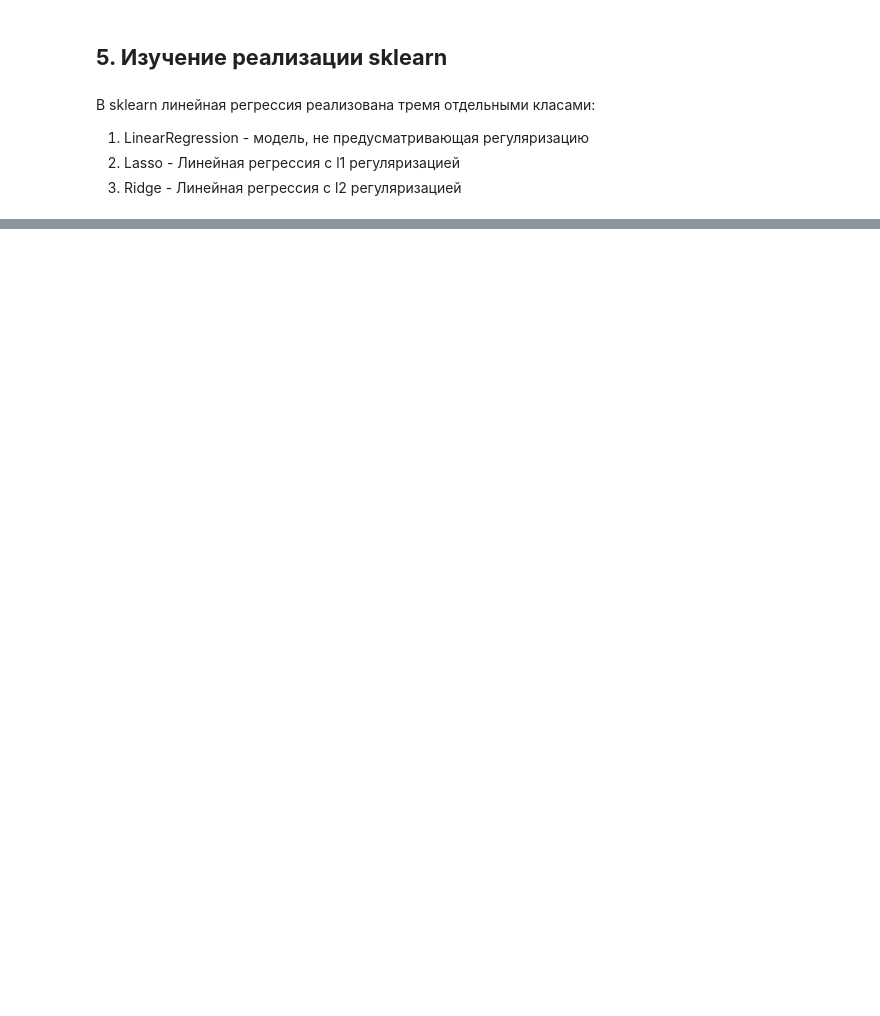
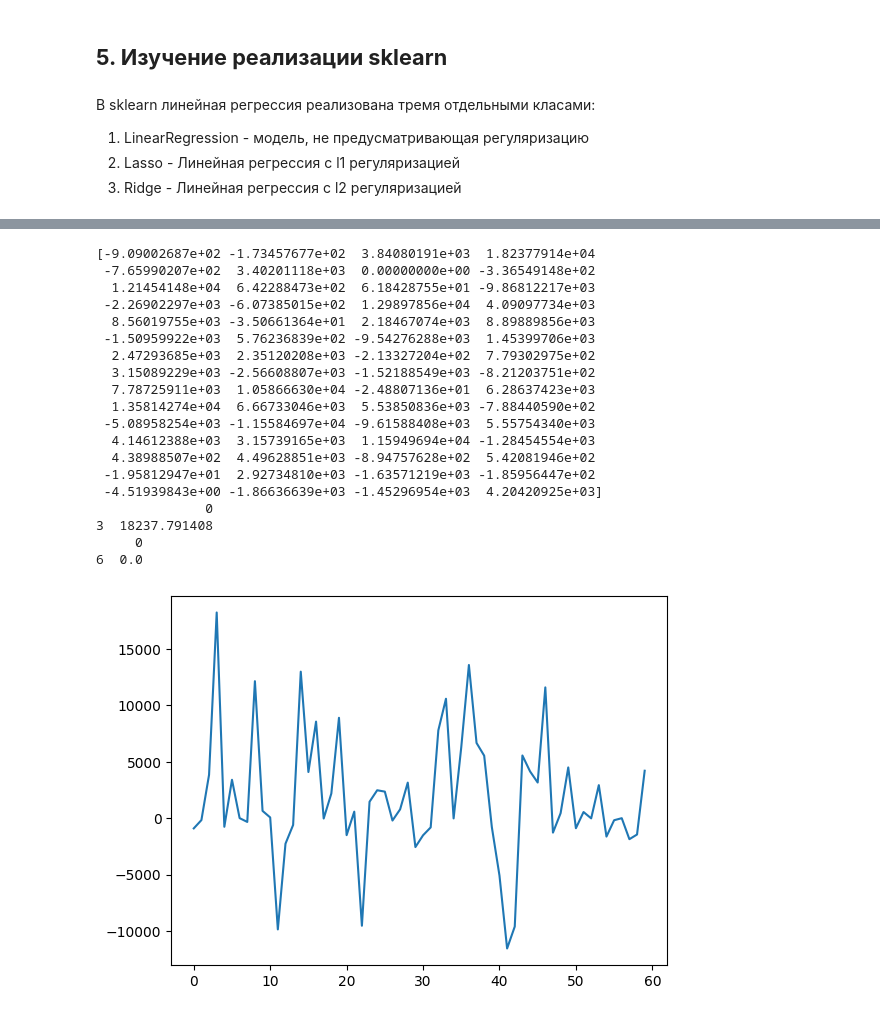
Before and after one commit to maksonchek/ML-and-DL-algorithms-from-scratch, a Jupyter notebook: Linear Regression/Linear_Regression.ipynb, the cells around one changed output, grey strips where cells are left out. Saved outputs shown, nothing was run; the diff lists cells and outputs as text; code cells hidden in the pictures; blank space fills up the shorter version.

```diff
--- a/Linear Regression/Linear_Regression.ipynb
+++ b/Linear Regression/Linear_Regression.ipynb
@@ -308,0 +338,4 @@ fit_predit(cool_lr_l2, X_train, y_train, X_test, y_test)
+# %%
+weights_ridge = ridge.coef_
+weights_ridge_df = pd.DataFrame(weights_ridge)
+weights_ridge_df
@@ -308,0 +437,23 @@ fit_predit(cool_lr_l2, X_train, y_train, X_test, y_test)
+# %%
+imp, nimp = plot_weights(weights_ridge, weights_ridge_df)
+# %% [output]
+[-9.09002687e+02 -1.73457677e+02  3.84080191e+03  1.82377914e+04
+ -7.65990207e+02  3.40201118e+03  0.00000000e+00 -3.36549148e+02
+  1.21454148e+04  6.42288473e+02  6.18428755e+01 -9.86812217e+03
+ -2.26902297e+03 -6.07385015e+02  1.29897856e+04  4.09097734e+03
+  8.56019755e+03 -3.50661364e+01  2.18467074e+03  8.89889856e+03
+ -1.50959922e+03  5.76236839e+02 -9.54276288e+03  1.45399706e+03
+  2.47293685e+03  2.35120208e+03 -2.13327204e+02  7.79302975e+02
+  3.15089229e+03 -2.56608807e+03 -1.52188549e+03 -8.21203751e+02
+  7.78725911e+03  1.05866630e+04 -2.48807136e+01  6.28637423e+03
+  1.35814274e+04  6.66733046e+03  5.53850836e+03 -7.88440590e+02
+ -5.08958254e+03 -1.15584697e+04 -9.61588408e+03  5.55754340e+03
+  4.14612388e+03  3.15739165e+03  1.15949694e+04 -1.28454554e+03
+  4.38988507e+02  4.49628851e+03 -8.94757628e+02  5.42081946e+02
+ -1.95812947e+01  2.92734810e+03 -1.63571219e+03 -1.85956447e+02
+ -4.51939843e+00 -1.86636639e+03 -1.45296954e+03  4.20420925e+03]
+              0
+3  18237.791408
+     0
+6  0.0
+[figure, added]
```
Also changed, not shown: parts of 16 cells of this notebook, 21 other files.
